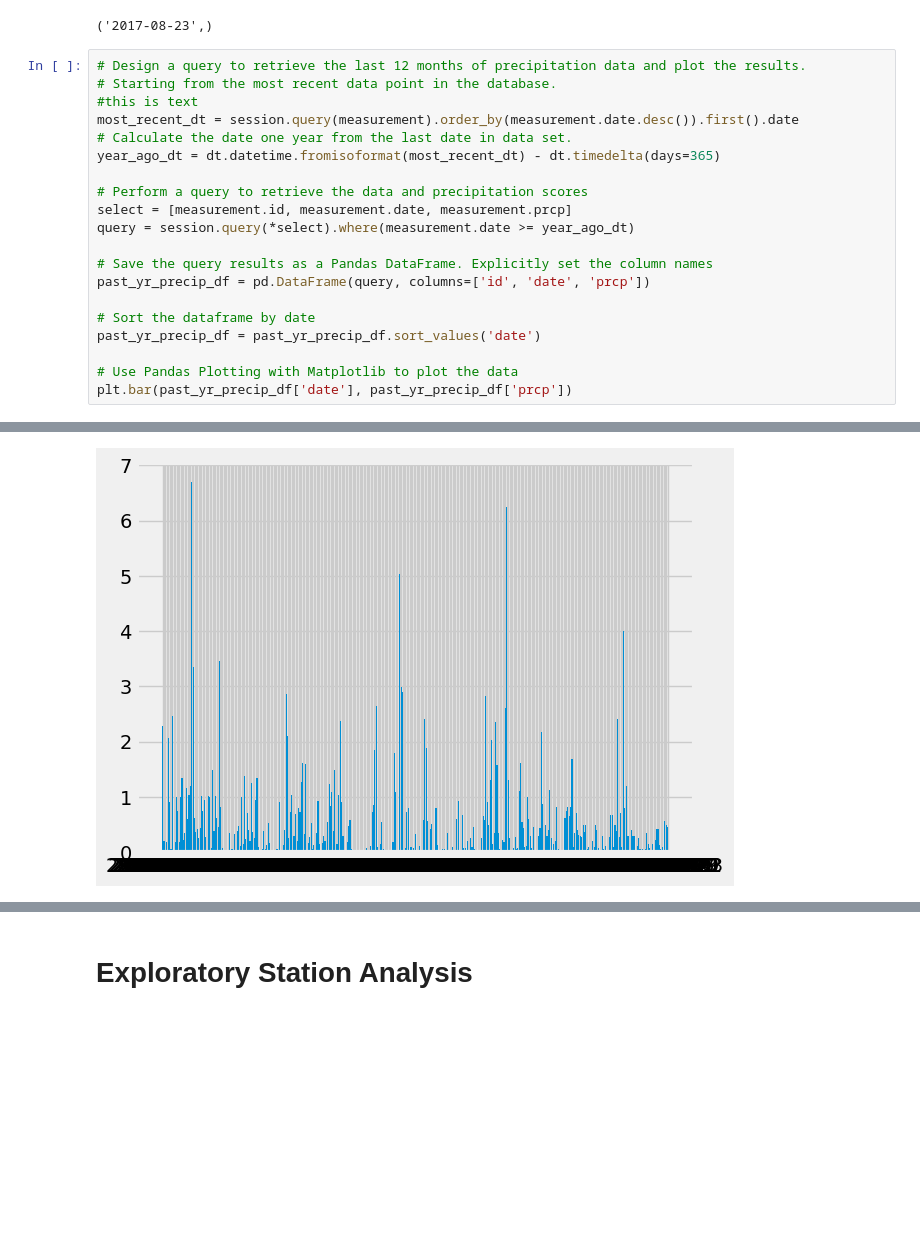
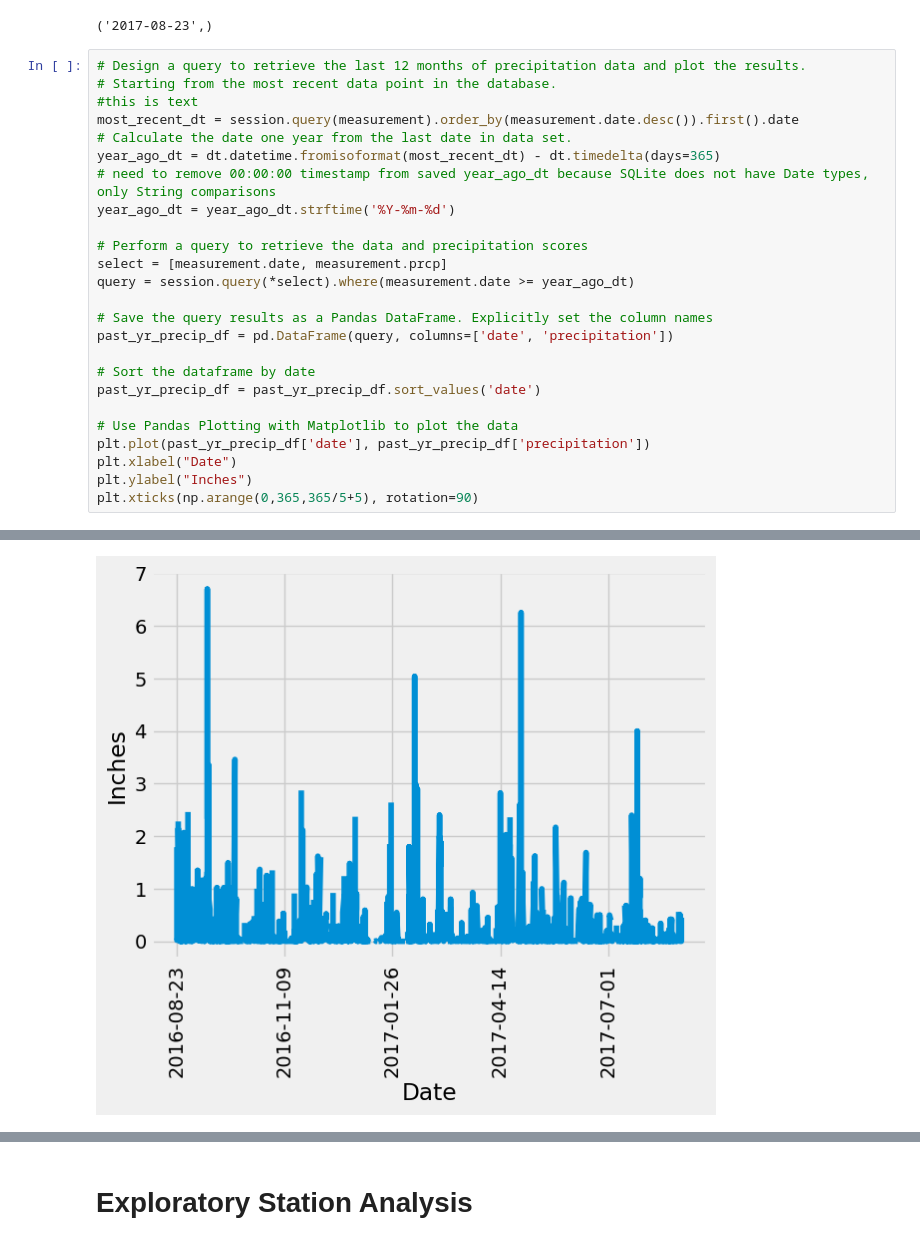
Before and after one commit to ComfyKoala/sqlalchemy-challenge, a Jupyter notebook: SurfsUp/climate_starter.ipynb, the cells around one changed output, grey strips where cells are left out. Saved outputs shown, nothing was run; the diff lists cells and outputs as text; blank space fills up the shorter version.

Commit message:
Added base graphs and additional code

```diff
--- a/SurfsUp/climate_starter.ipynb
+++ b/SurfsUp/climate_starter.ipynb
@@ -49,17 +49,22 @@ session.query(measurement.date).order_by(measurement.date.desc()).first()
 most_recent_dt = session.query(measurement).order_by(measurement.date.desc()).first().date
 # Calculate the date one year from the last date in data set.
 year_ago_dt = dt.datetime.fromisoformat(most_recent_dt) - dt.timedelta(days=365)
+# need to remove 00:00:00 timestamp from saved year_ago_dt because SQLite does not have Date types, only String comparisons
+year_ago_dt = year_ago_dt.strftime('%Y-%m-%d')
 
 # Perform a query to retrieve the data and precipitation scores
-select = [measurement.id, measurement.date, measurement.prcp]
+select = [measurement.date, measurement.prcp]
 query = session.query(*select).where(measurement.date >= year_ago_dt)
 
 # Save the query results as a Pandas DataFrame. Explicitly set the column names
-past_yr_precip_df = pd.DataFrame(query, columns=['id', 'date', 'prcp'])
+past_yr_precip_df = pd.DataFrame(query, columns=['date', 'precipitation'])
 
 # Sort the dataframe by date
 past_yr_precip_df = past_yr_precip_df.sort_values('date')
 
 # Use Pandas Plotting with Matplotlib to plot the data
-plt.bar(past_yr_precip_df['date'], past_yr_precip_df['prcp'])
+plt.plot(past_yr_precip_df['date'], past_yr_precip_df['precipitation'])
+plt.xlabel("Date")
+plt.ylabel("Inches")
+plt.xticks(np.arange(0,365,365/5+5), rotation=90)
 # %% [output]
@@ -67,3 +81,3 @@ plt.bar(past_yr_precip_df['date'], past_yr_precip_df['prcp'])
-[figure, old version]
+[figure, new version]
 # %%
 # Use Pandas to calculate the summary statistics for the precipitation data
```
Also changed, not shown: parts of 6 cells of this notebook.
